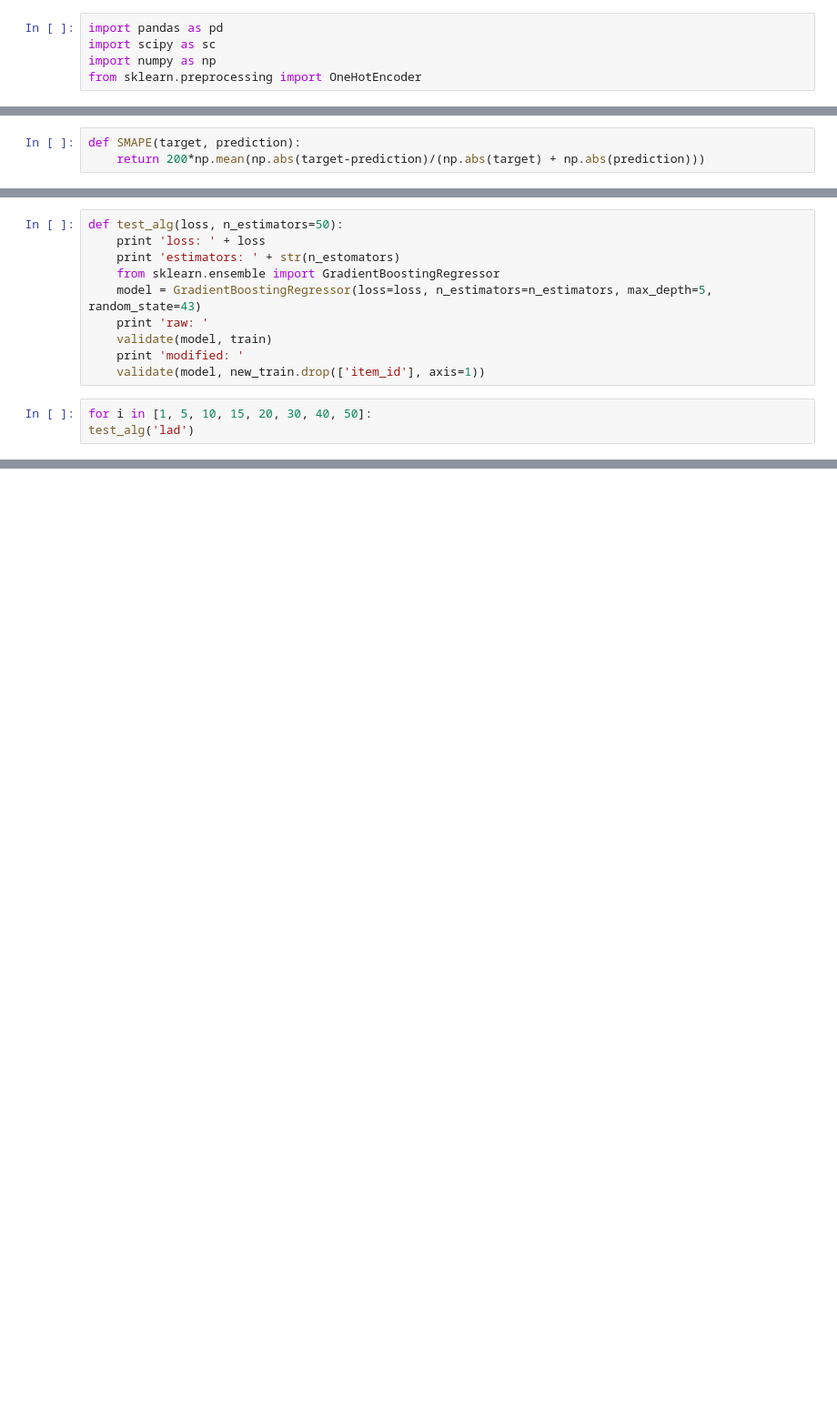
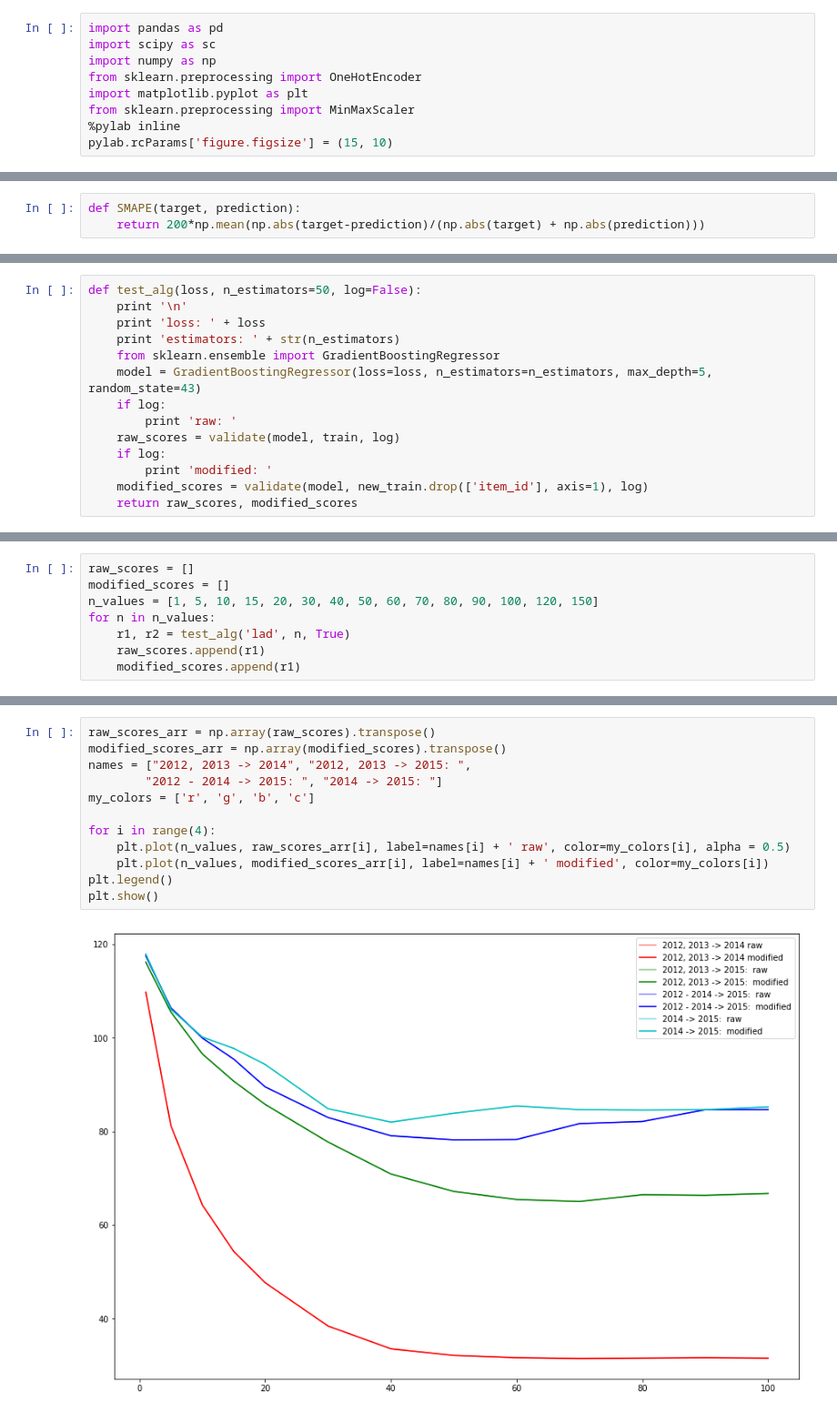
Before and after one commit to KaloshinPE/machinelearning_6sem, a Jupyter notebook: task3/my_solution.ipynb, the cells around one changed output, grey strips where cells are left out. Shown: that part at 91% size. Drawn from its saved outputs; the diff is of its cells as text; blank space fills up the shorter version.

Commit message:
We've chosen proper value of trees for gradient boosting.

```diff
--- a/task3/my_solution.ipynb
+++ b/task3/my_solution.ipynb
@@ -3,3 +3,7 @@ import pandas as pd
 import scipy as sc
 import numpy as np
 from sklearn.preprocessing import OneHotEncoder
+import matplotlib.pyplot as plt
+from sklearn.preprocessing import MinMaxScaler
+%pylab inline
+pylab.rcParams['figure.figsize'] = (15, 10)
@@ -47,14 +42,15 @@ dummy_features = pd.DataFrame(dummy_features, columns=['good = ' + str(x) for x
 new_train = pd.concat([train, dummy_features], axis=1)
 # %%
-def test_alg(loss, n_estimators=50):
+def test_alg(loss, n_estimators=50, log=False):
+    print '\n'
     print 'loss: ' + loss
-    print 'estimators: ' + str(n_estomators)
+    print 'estimators: ' + str(n_estimators)
     from sklearn.ensemble import GradientBoostingRegressor
     model = GradientBoostingRegressor(loss=loss, n_estimators=n_estimators, max_depth=5, random_state=43)
-    print 'raw: '
-    validate(model, train)
-    print 'modified: '
-    validate(model, new_train.drop(['item_id'], axis=1))
+    if log:
+        print 'raw: '
+    raw_scores = validate(model, train, log)
+    if log:
+        print 'modified: '
+    modified_scores = validate(model, new_train.drop(['item_id'], axis=1), log)
+    return raw_scores, modified_scores
-# %%
-for i in [1, 5, 10, 15, 20, 30, 40, 50]:
-test_alg('lad')
@@ -72,0 +57,8 @@ trained on 2014 prediction for 2015: 81.2163945089
+# %%
+raw_scores = []
+modified_scores = []
+n_values = [1, 5, 10, 15, 20, 30, 40, 50, 60, 70, 80, 90, 100, 120, 150]
+for n in n_values:
+    r1, r2 = test_alg('lad', n, True)
+    raw_scores.append(r1)
+    modified_scores.append(r1)
@@ -72,0 +83,14 @@ trained on 2014 prediction for 2015: 81.2163945089
+# %%
+raw_scores_arr = np.array(raw_scores).transpose()
+modified_scores_arr = np.array(modified_scores).transpose()
+names = ["2012, 2013 -> 2014", "2012, 2013 -> 2015: ",
+        "2012 - 2014 -> 2015: ", "2014 -> 2015: "]
+my_colors = ['r', 'g', 'b', 'c']
+
+for i in range(4):
+    plt.plot(n_values, raw_scores_arr[i], label=names[i] + ' raw', color=my_colors[i], alpha = 0.5)
+    plt.plot(n_values, modified_scores_arr[i], label=names[i] + ' modified', color=my_colors[i])
+plt.legend()
+plt.show()
+# %% [output]
+[figure, added]
```
Also changed, not shown: parts of 7 cells of this notebook.
